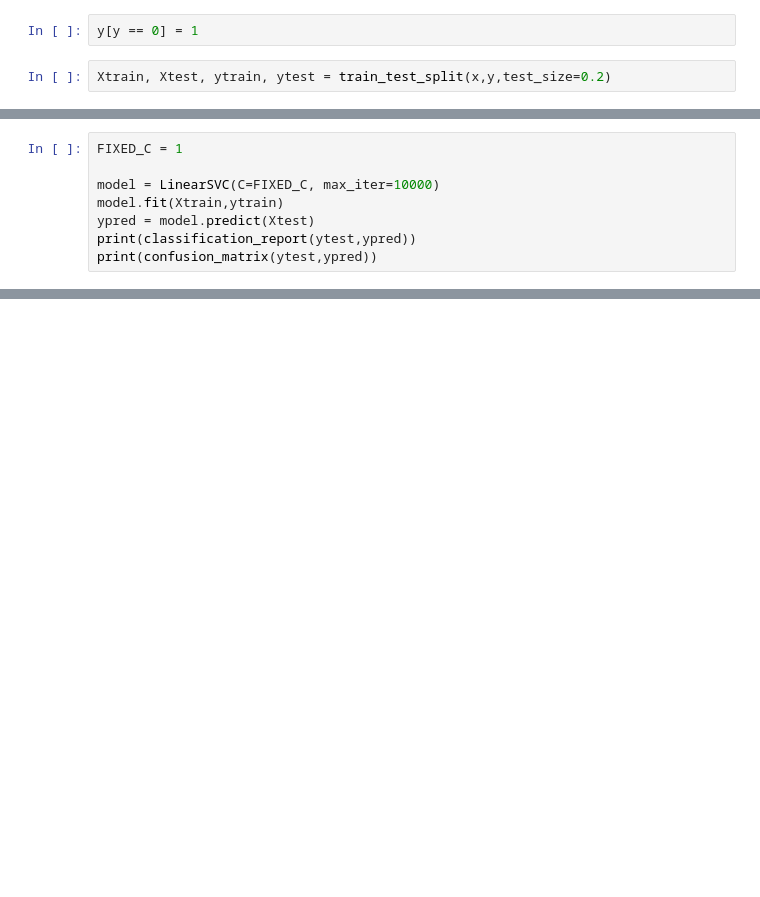
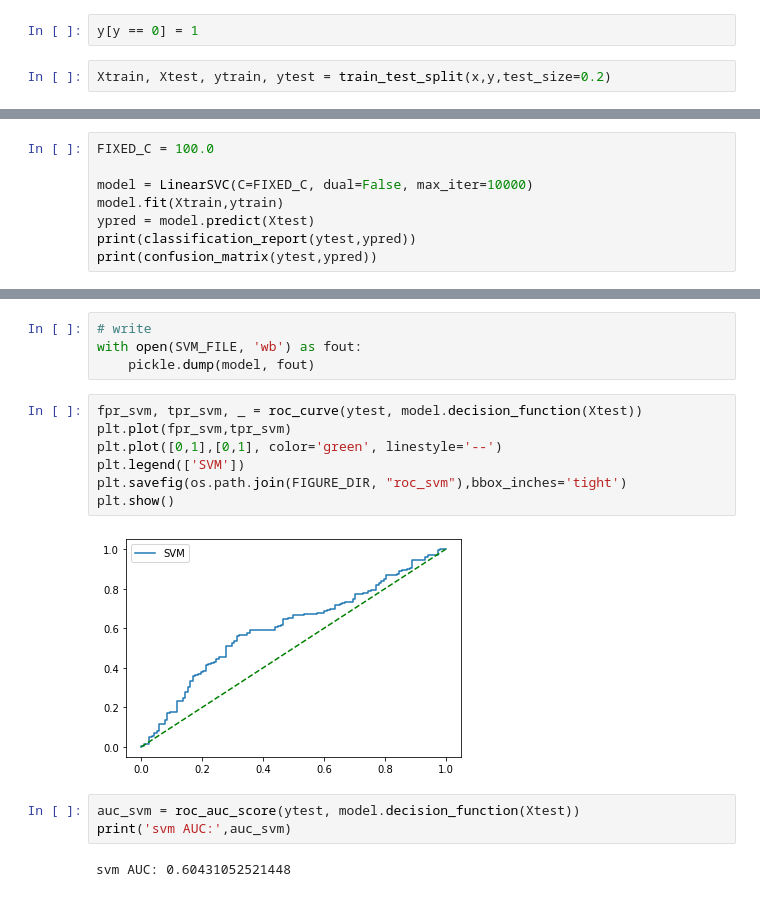
Before and after one commit to Asraelite/ml-group35, a Jupyter notebook: notebook/svm_notebook.ipynb, the cells around one changed output, grey strips where cells are left out. Saved outputs shown, nothing was run; the diff lists cells and outputs as text; blank space fills up the shorter version.

```diff
--- a/notebook/svm_notebook.ipynb
+++ b/notebook/svm_notebook.ipynb
@@ -197,7 +231,7 @@ plt.show()
 # %%
-FIXED_C = 1
+FIXED_C = 100.0
 
-model = LinearSVC(C=FIXED_C, max_iter=10000)
+model = LinearSVC(C=FIXED_C, dual=False, max_iter=10000)
 model.fit(Xtrain,ytrain)
 ypred = model.predict(Xtest)
 print(classification_report(ytest,ypred))
@@ -204,0 +251,18 @@ print(confusion_matrix(ytest,ypred))
+# %%
+# write
+with open(SVM_FILE, 'wb') as fout:
+    pickle.dump(model, fout)
+# %%
+fpr_svm, tpr_svm, _ = roc_curve(ytest, model.decision_function(Xtest))
+plt.plot(fpr_svm,tpr_svm)
+plt.plot([0,1],[0,1], color='green', linestyle='--')
+plt.legend(['SVM'])
+plt.savefig(os.path.join(FIGURE_DIR, "roc_svm"),bbox_inches='tight')
+plt.show()
+# %% [output]
+[figure, added]
+# %%
+auc_svm = roc_auc_score(ytest, model.decision_function(Xtest))
+print('svm AUC:',auc_svm)
+# %% [output]
+svm AUC: 0.60431052521448
```
Also changed, not shown: parts of 13 cells of this notebook, 2 other files.
